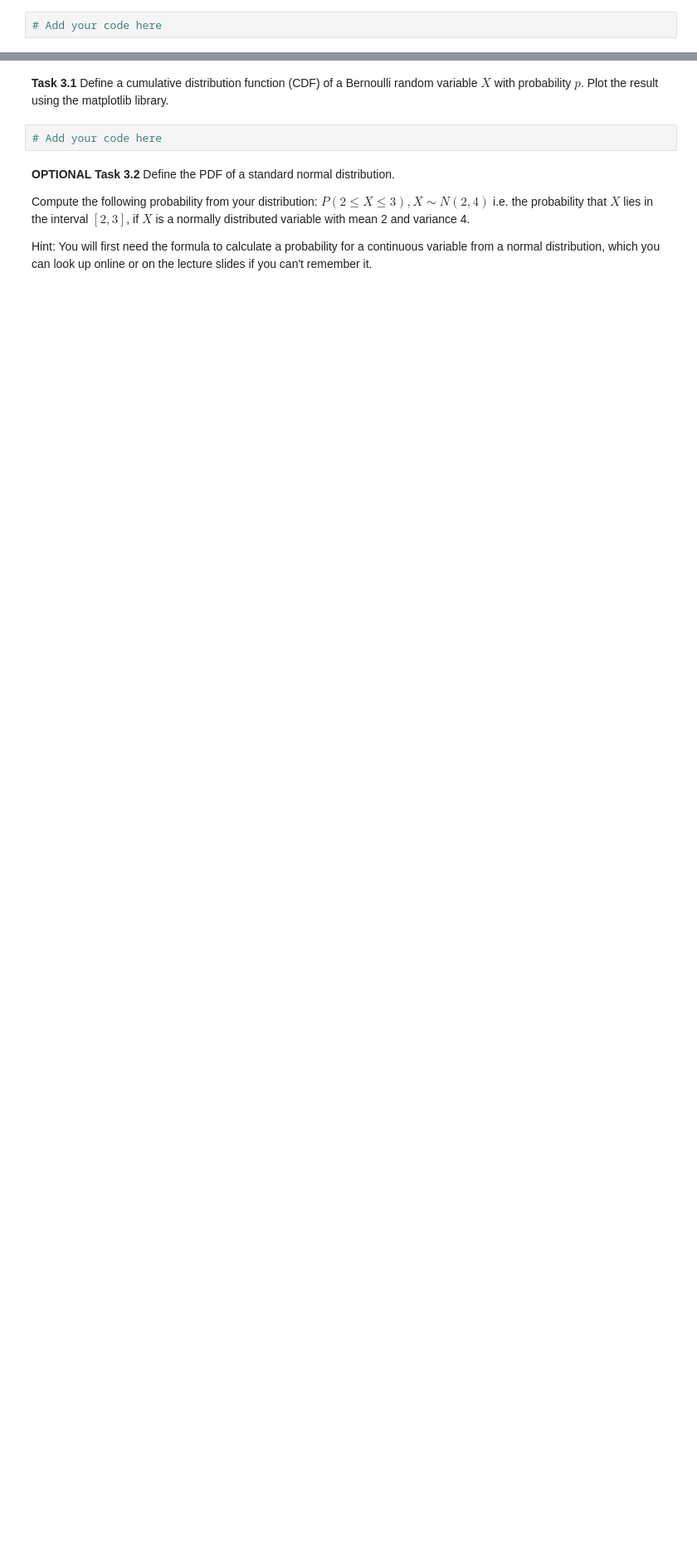
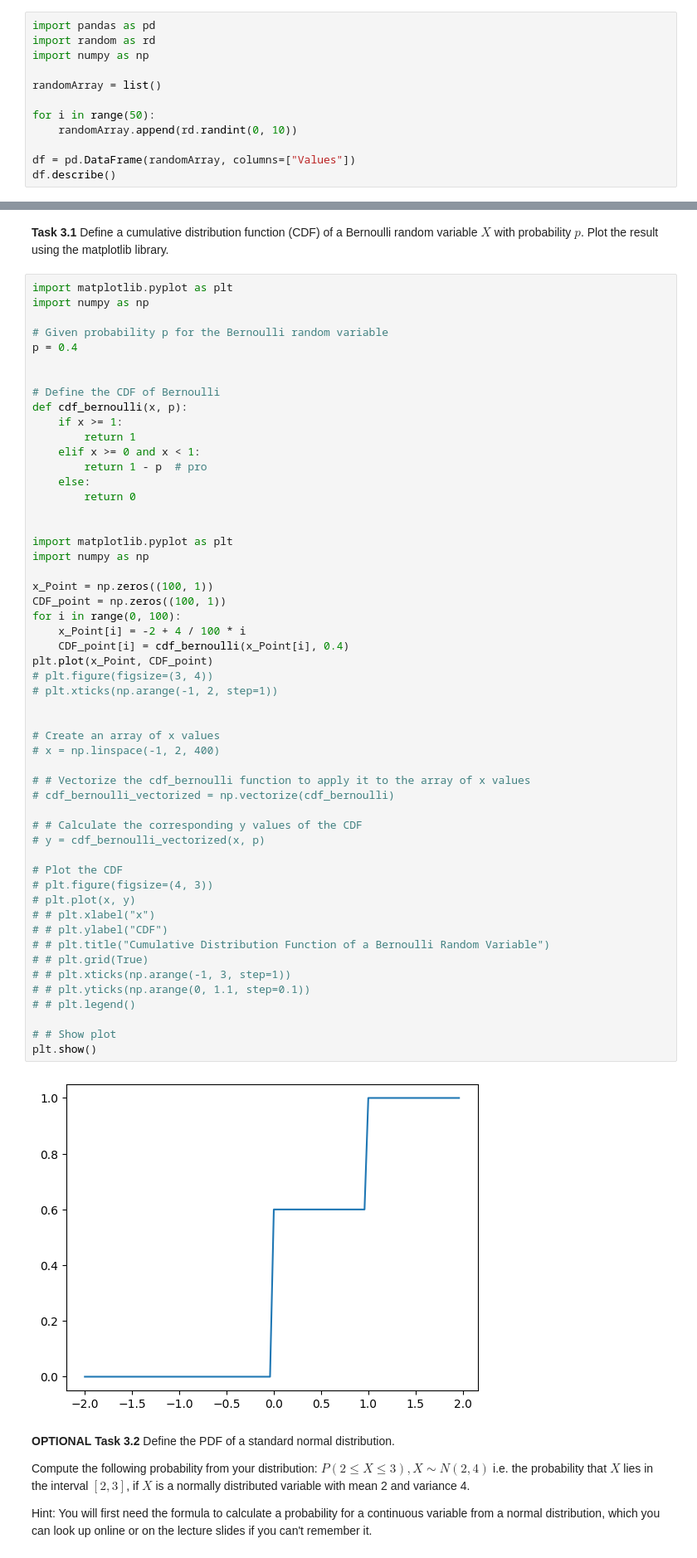
Before and after one commit to REDhawC/EDI_BUSANA, a Jupyter notebook: Principle/coding_problems/PODA_Week1.ipynb, the cells around one changed output, grey strips where cells are left out. Shown: that part at 83% size. Saved outputs shown, nothing was run; the diff lists cells and outputs as text; blank space fills up the shorter version.

```diff
--- a/Principle/coding_problems/PODA_Week1.ipynb
+++ b/Principle/coding_problems/PODA_Week1.ipynb
@@ -93,4 +93,14 @@ Two of the most common ones for dataframe wrangling are [pandas](https://pandas.
 
 Have a look at the documentations for both pandas and numpy. Try re-creating the same actions above using the different libraries on a random number matrix of your choice. Note how you can vary the input data format and how the syntax might differ slightly.
 # %%
-# Add your code here
+import pandas as pd
+import random as rd
+import numpy as np
+
+randomArray = list()
+
+for i in range(50):
+    randomArray.append(rd.randint(0, 10))
+
+df = pd.DataFrame(randomArray, columns=["Values"])
+df.describe()
@@ -101,7 +121,60 @@ During the lecture we talked about probability distribution functions (PDFs) and
 # %% [markdown]
 **Task 3.1** Define a cumulative distribution function (CDF) of a Bernoulli random variable $X$ with probability $p$. Plot the result using the matplotlib library.
 # %%
-# Add your code here
+import matplotlib.pyplot as plt
+import numpy as np
+
+# Given probability p for the Bernoulli random variable
+p = 0.4
+
+
+# Define the CDF of Bernoulli
+def cdf_bernoulli(x, p):
+    if x >= 1:
+        return 1
+    elif x >= 0 and x < 1:
+        return 1 - p  # pro
+    else:
+        return 0
+
+
+import matplotlib.pyplot as plt
+import numpy as np
+
+x_Point = np.zeros((100, 1))
+CDF_point = np.zeros((100, 1))
+for i in range(0, 100):
+    x_Point[i] = -2 + 4 / 100 * i
+    CDF_point[i] = cdf_bernoulli(x_Point[i], 0.4)
+plt.plot(x_Point, CDF_point)
+# plt.figure(figsize=(3, 4))
+# plt.xticks(np.arange(-1, 2, step=1))
+
+
+# Create an array of x values
+# x = np.linspace(-1, 2, 400)
+
+# # Vectorize the cdf_bernoulli function to apply it to the array of x values
+# cdf_bernoulli_vectorized = np.vectorize(cdf_bernoulli)
+
+# # Calculate the corresponding y values of the CDF
+# y = cdf_bernoulli_vectorized(x, p)
+
+# Plot the CDF
+# plt.figure(figsize=(4, 3))
+# plt.plot(x, y)
+# # plt.xlabel("x")
+# # plt.ylabel("CDF")
+# # plt.title("Cumulative Distribution Function of a Bernoulli Random Variable")
+# # plt.grid(True)
+# # plt.xticks(np.arange(-1, 3, step=1))
+# # plt.yticks(np.arange(0, 1.1, step=0.1))
+# # plt.legend()
+
+# # Show plot
+plt.show()
+# %% [output]
+[figure, added]
 # %% [markdown]
 **OPTIONAL**
 **Task 3.2** Define the PDF of a standard normal distribution.
```
Also changed, not shown: parts of 5 cells of this notebook.
